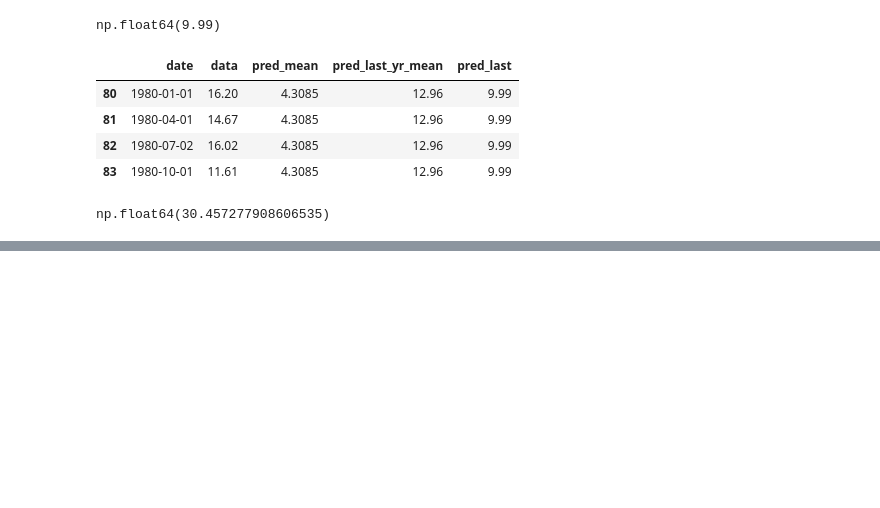
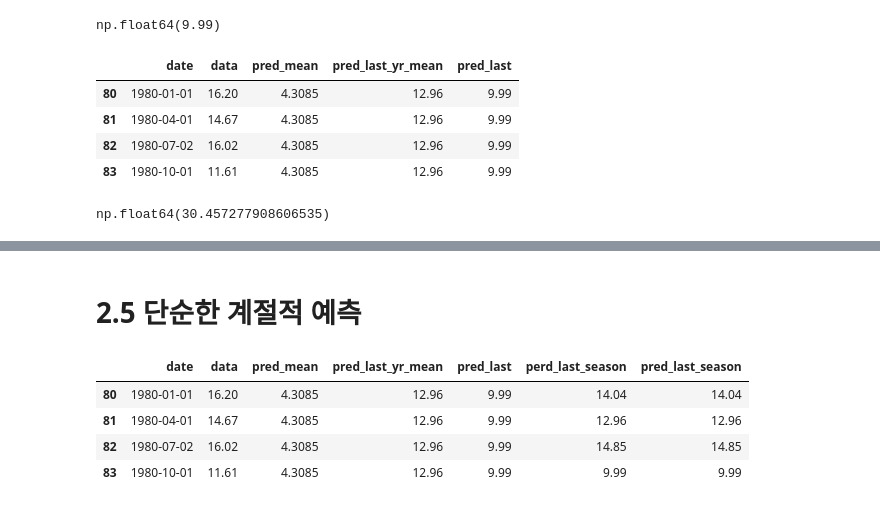
Before and after one commit to isltod/train-time-series-forecasting-in-python, a Jupyter notebook: ch02/CH02.ipynb, the cells around one changed output, grey strips where cells are left out. Drawn from its saved outputs; the diff is of its cells as text; code cells hidden in the pictures; blank space fills up the shorter version.

```diff
--- a/ch02/CH02.ipynb
+++ b/ch02/CH02.ipynb
@@ -186,0 +187,12 @@ plt.savefig("figures/ch02_f07_peixeiro.png", dpi=300)
+# %% [markdown]
+# 2.5 단순한 계절적 예측
+# %%
+# 1980년도 pred_last_season 값은 1960~79년도까지 자료의 마지막, 즉 79년도 마지막 4개 자료...
+test.loc[:, "pred_last_season"] = train["data"][-4:].values
+test
+# %% [output]
+|  | date | data | pred_mean | pred_last_yr_mean | pred_last | perd_last_season | pred_last_season |
+| 80 | 1980-01-01 | 16.20 | 4.3085 | 12.96 | 9.99 | 14.04 | 14.04 |
+| 81 | 1980-04-01 | 14.67 | 4.3085 | 12.96 | 9.99 | 12.96 | 12.96 |
+| 82 | 1980-07-02 | 16.02 | 4.3085 | 12.96 | 9.99 | 14.85 | 14.85 |
+| 83 | 1980-10-01 | 11.61 | 4.3085 | 12.96 | 9.99 | 9.99 | 9.99 |
```
Also changed, not shown: parts of 4 cells of this notebook, 2 other files.
